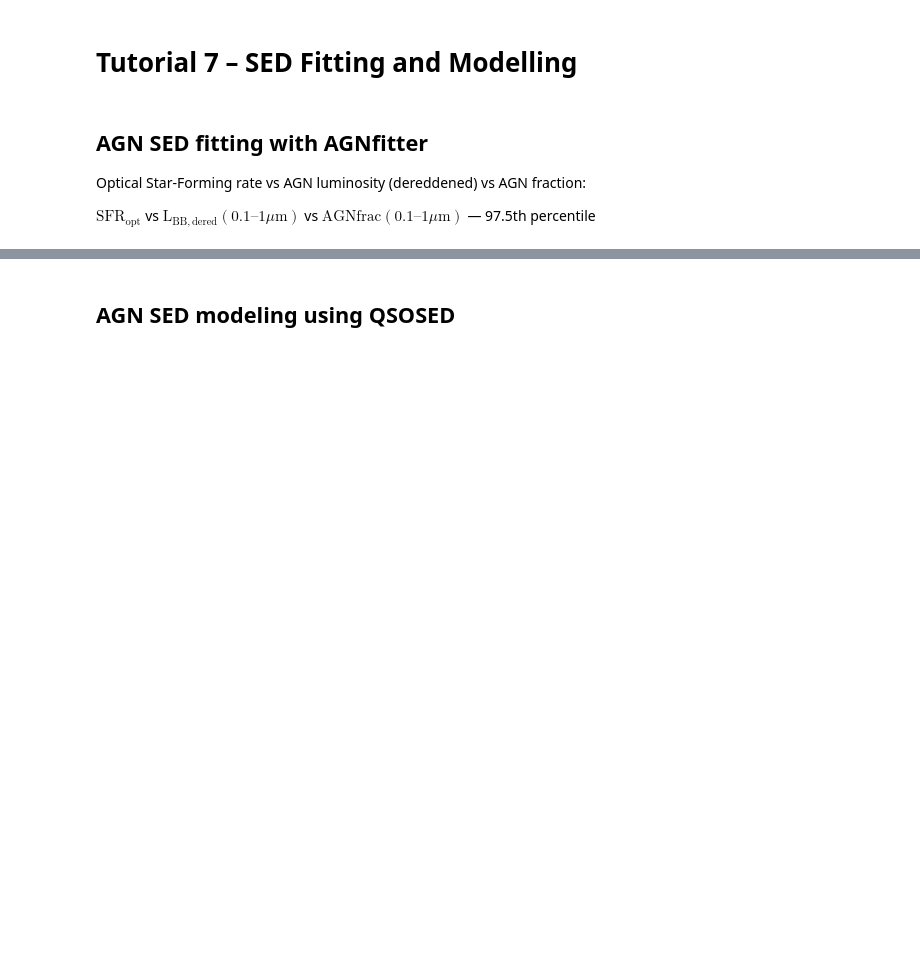
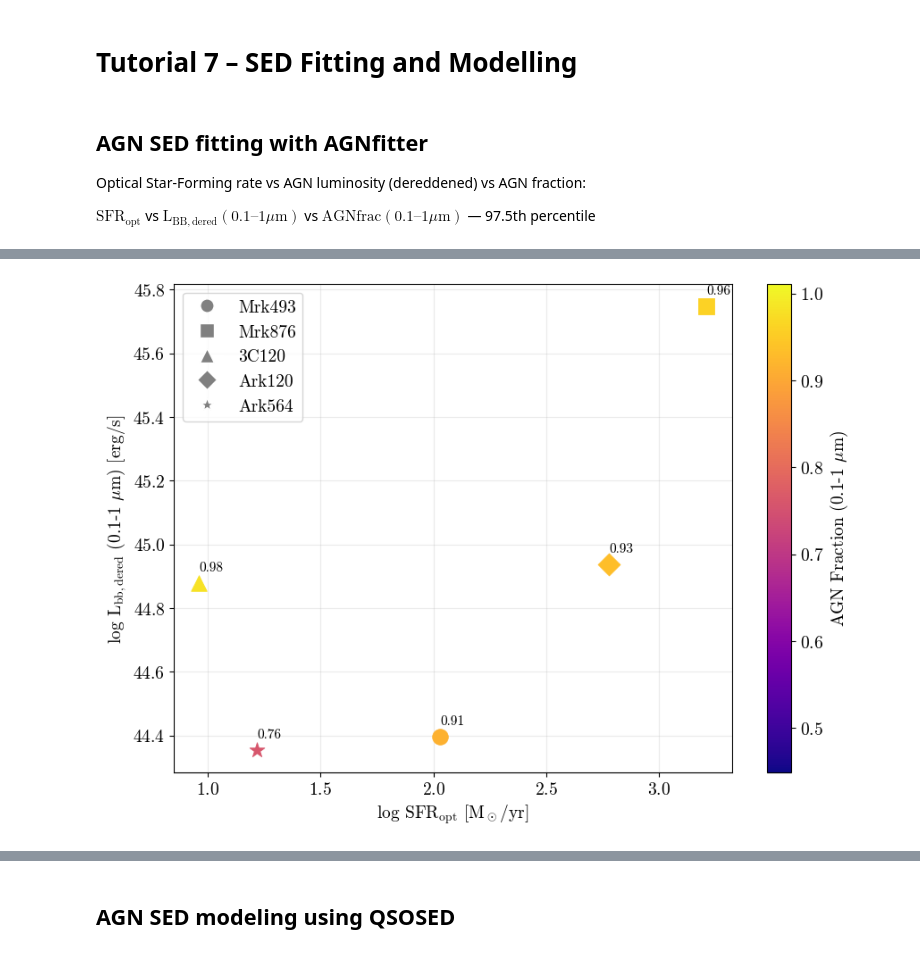
Before and after one commit to IsaacLP/AGN, a Jupyter notebook: tutorials/7-SED/homework.ipynb, the cells around one changed output, grey strips where cells are left out. Cells and saved outputs as stored; diff of their text form; code cells hidden in the pictures; blank space fills up the shorter version.

```diff
--- a/tutorials/7-SED/homework.ipynb
+++ b/tutorials/7-SED/homework.ipynb
@@ -94,0 +69,36 @@ plt.show()
+# %%
+fig, ax = plt.subplots(figsize=(9, 6.5))
+
+for (obj, df), mk in zip(dfs.items(), obj_markers):
+
+    logsfr = np.log10(df['SFR_opt'])
+    lbb    = df['Lbbdered(0.1-1)']
+    frac   = df['AGNfrac(0.1-1)']
+
+    # 97.5th percentile of each quantity
+    x = np.percentile(logsfr, 97.5)
+    y = np.percentile(lbb,    97.5)
+    c = np.percentile(frac,   97.5)
+
+    sc = ax.scatter(x, y, c=[c], cmap='plasma', vmin=vmin, vmax=vmax,
+                    marker=mk, s=160, linewidth=0.6, zorder=3)
+
+    # label the 97.5th AGNfrac value above the point
+    ax.annotate(f"{c:.2f}", (x, y), textcoords="offset points",
+                xytext=(0, 10), fontsize=11)
+
+
+# colorbar
+cbar = fig.colorbar(sc, ax=ax)
+cbar.set_label(r'AGN Fraction (0.1-1 $\mu$m)')
+
+
+ax.legend(handles=legend_elements)
+
+plt.xlabel(r'log $\mathrm{SFR}_{\mathrm{opt}}$ [M$_\odot$/yr]')
+plt.ylabel(r'log $\mathrm{L}_{\mathrm{bb,dered}}$ (0.1-1 $\mu$m) [erg/s]')
+plt.grid(alpha=0.25)
+plt.tight_layout()
+plt.show()
+# %% [output]
+[figure, added]
```
Also changed, not shown: parts of 5 cells of this notebook.
